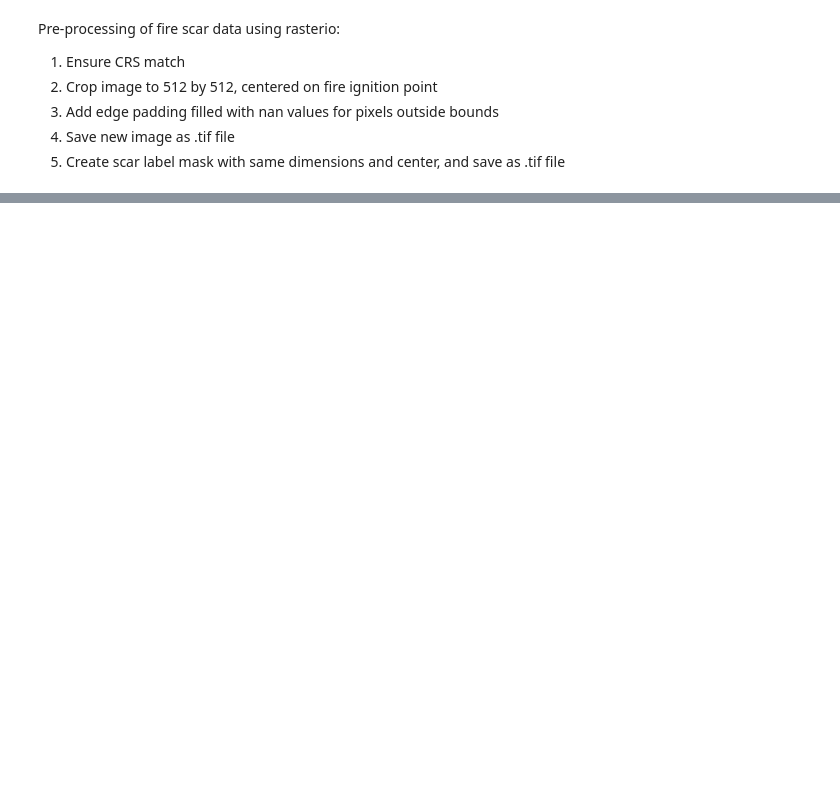
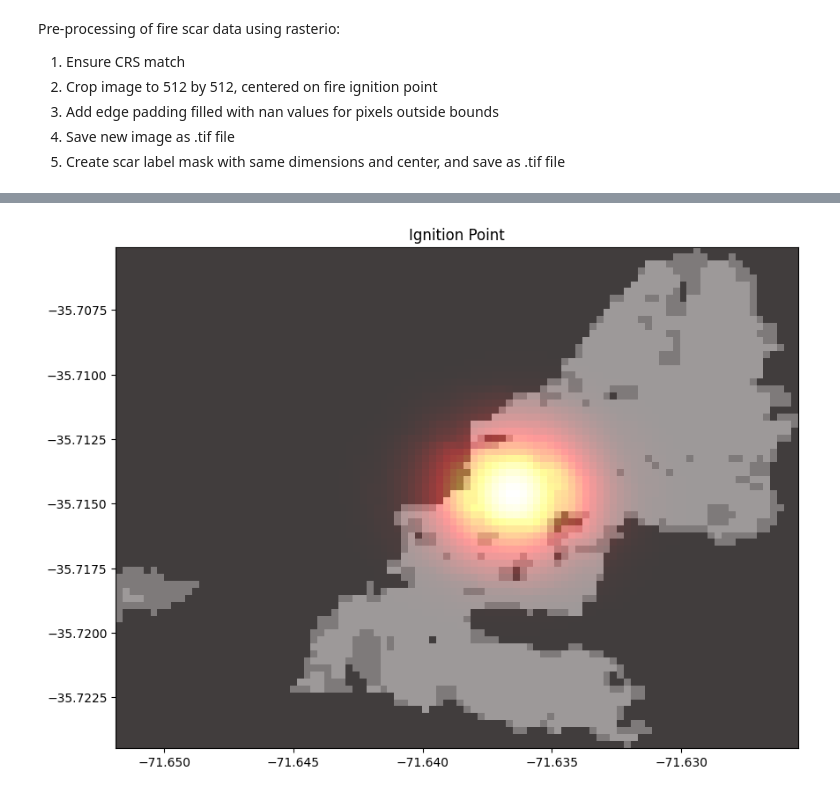
Before and after one commit to abbystokes/wildfire-risk-ml, a Jupyter notebook: data_preprocessing.ipynb, the cells around one changed output, grey strips where cells are left out. Saved outputs shown, nothing was run; the diff lists cells and outputs as text; code cells hidden in the pictures; blank space fills up the shorter version.

```diff
--- a/data_preprocessing.ipynb
+++ b/data_preprocessing.ipynb
@@ -301,0 +205,19 @@ plt.show()
+# %%
+# Setting paths for plotting
+
+ignition_path = "capas/incendio/ignition_probability_maps/ignition_prob_2003.tif"
+dist_water_path = "capas/topografia/distance_to_water_ML.tif"
+hl_path = "capas/topografia/heat_load_ML.tif"
+tc_path = "capas/topografia/topo_complexity_ML.tif"
+slope_path = "capas/topografia/slope_ML.tif"
+elev_path = "capas/topografia/elevation_ML.tif"
+aspect_path = "capas/topografia/aspect_ML.tif"
+ndvi_path = "capas/vegetacion/5_MAULE_1985_2024 2/MA_NDVI_2002.tif" # Previour Year (data leak)
+fh_path = "capas/incendio/fire_history_rasters_30yr/Maule_FireFreq_2003.tif" # Same Year
+tslf_path = "capas/incendio/time_since_last_fire/time_since_last_fire_2003.tif" # Same year
+temp_anom_path = "capas/clima/WorldClim_Maule/max_temp_anomaly/anomaly_wc2.1_2.5m_tmax_2003-02.tif" # Previous month
+min_temp_path = "capas/clima/WorldClim_Maule/min_temp_anomaly/anomaly_wc2.1_2.5m_tmin_2003-02.tif" # Previous month
+precip_anom_path = "capas/clima/WorldClim_Maule/precipitation_anomaly/anomaly_wc2.1_2.5m_prec_2003-02.tif" # Previous month
+sr_path = "capas/clima/WorldClim_Maule/solar_radiation/wc2.1_30s_srad_03.tif" # Month of fire
+wvp_path = "capas/clima/WorldClim_Maule/water_vapor_pressure/wc2.1_30s_vapr_03.tif" #Month of fire
+ws_path = "capas/clima/WorldClim_Maule/wind_speed/wc2.1_30s_wind_03.tif" #Month of fire
@@ -301,0 +228,33 @@ plt.show()
+# %%
+# Ignition Point
+with rasterio.open(severity_path) as src1:
+    data1 = src1.read(1)
+    crs1 = src1.crs
+    transform1 = src1.transform
+    shape1 = (src1.height, src1.width)
+
+with rasterio.open(ignition_path) as src2:
+    data2_raw = src2.read(1)
+
+    # Allocate output array matching raster1's shape
+    data2_reprojected = np.empty(shape1, dtype=np.float64)
+
+    reproject(
+        source=data2_raw,
+        destination=data2_reprojected,
+        src_transform=src2.transform,
+        src_crs=src2.crs,
+        dst_transform=transform1,
+        dst_crs=crs1,
+        dst_shape=shape1,
+        resampling=Resampling.bilinear  # Or nearest, depending on your data
+    )
+
+# Now plot them using georeferenced `show`
+fig, ax = plt.subplots(figsize=(10, 10))
+show(data1, transform=transform1, ax=ax, cmap='gray', alpha=0.6)
+show(data2_reprojected, transform=transform1, ax=ax, cmap='hot', alpha=0.4)
+ax.set_title("Ignition Point")
+plt.show()
+# %% [output]
+[figure, added]
```
Also changed, not shown: parts of 41 cells of this notebook, 4 other files.
